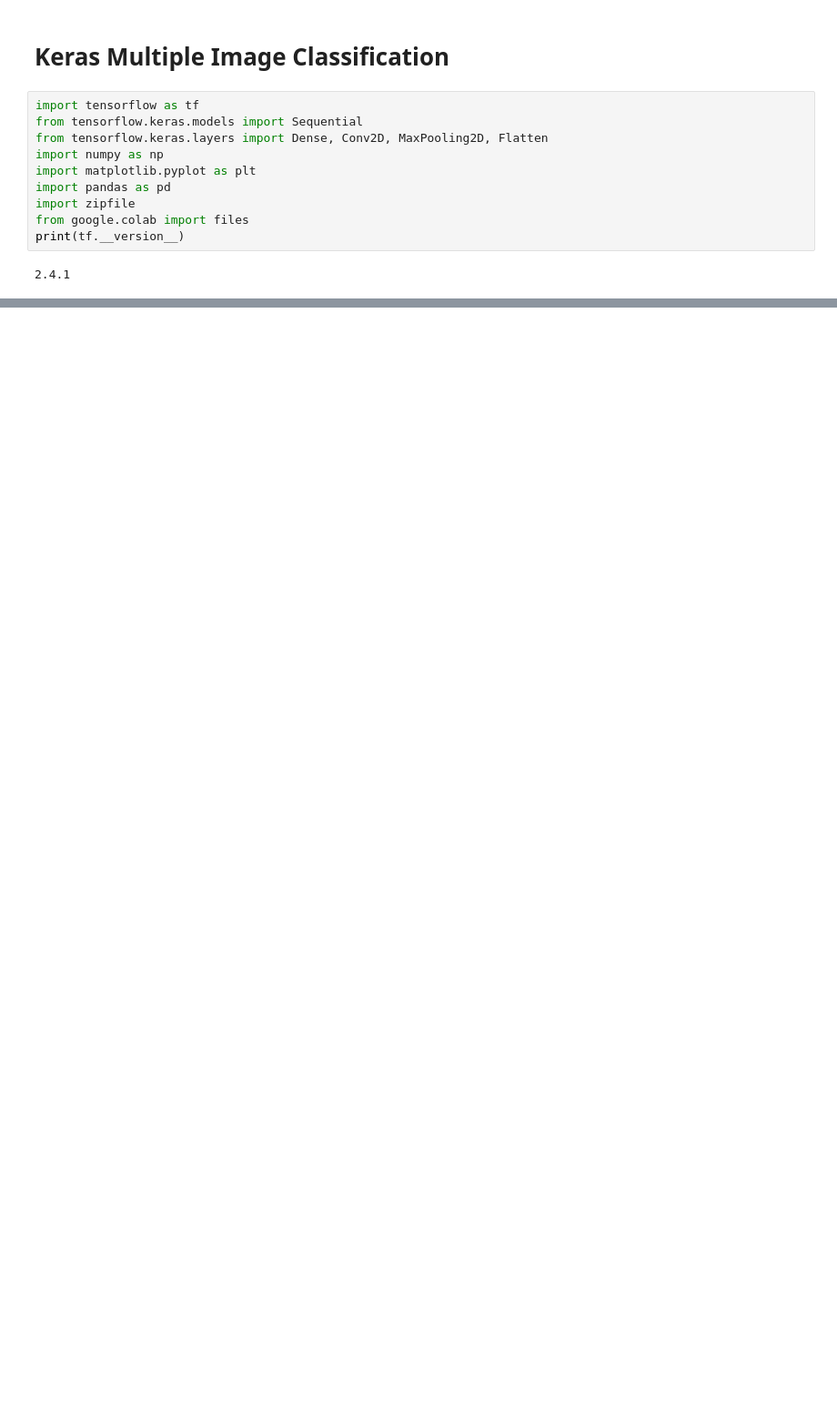
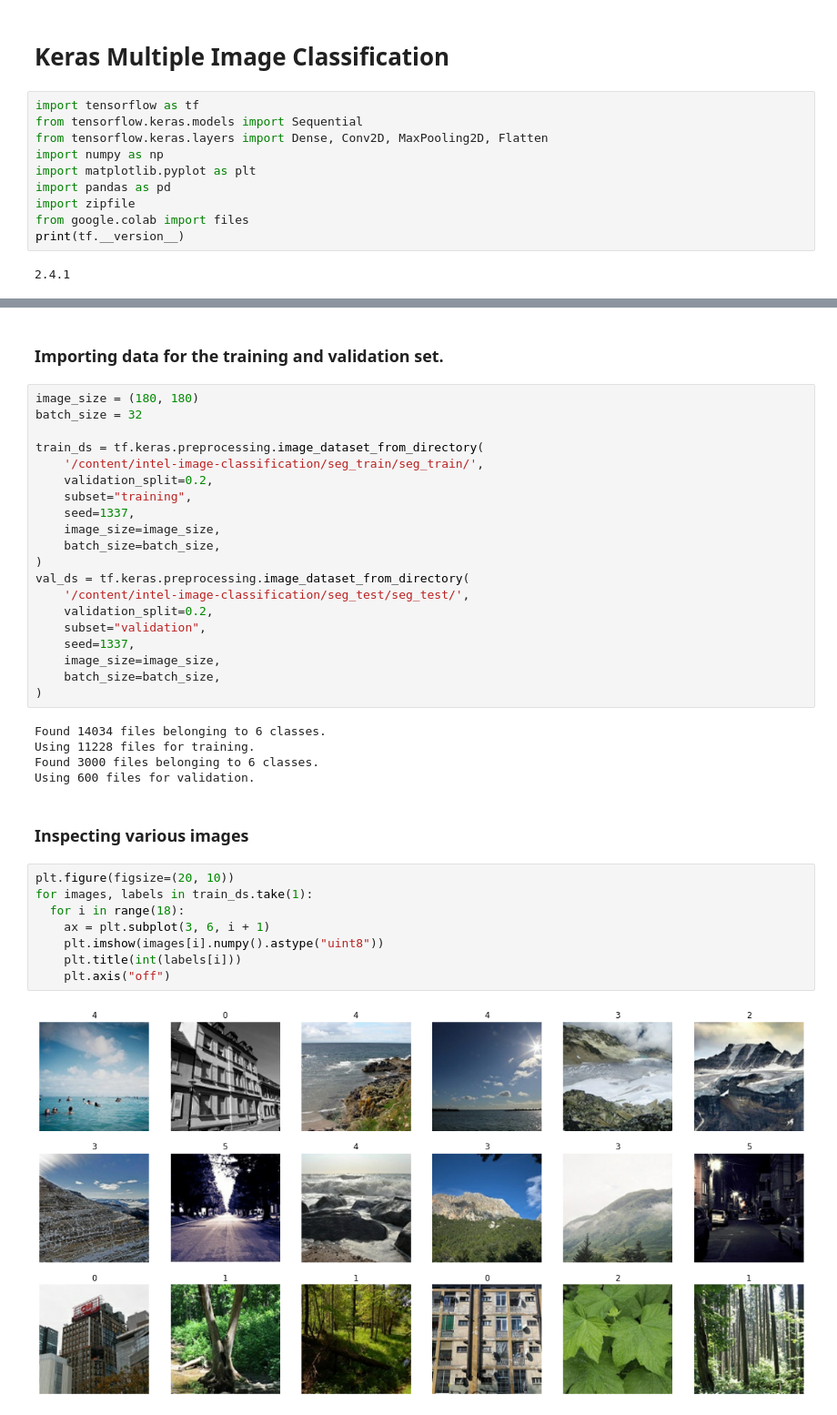
Before and after one commit to shivkumarganesh/Deep-Learning-Course, a Jupyter notebook: Assignment-6/Part_B_Keras_Implementation.ipynb, the cells around one changed output, grey strips where cells are left out. Shown at 91% size. Drawn from its saved outputs; the diff is of its cells as text; blank space fills up the shorter version.

```diff
--- a/Assignment-6/Part_B_Keras_Implementation.ipynb
+++ b/Assignment-6/Part_B_Keras_Implementation.ipynb
@@ -93,0 +78,39 @@ Downloading sample_submission.csv.zip to /content
+# %% [markdown]
+### Importing data for the training and validation set.
+# %%
+image_size = (180, 180)
+batch_size = 32
+
+train_ds = tf.keras.preprocessing.image_dataset_from_directory(
+    '/content/intel-image-classification/seg_train/seg_train/',
+    validation_split=0.2,
+    subset="training",
+    seed=1337,
+    image_size=image_size,
+    batch_size=batch_size,
+)
+val_ds = tf.keras.preprocessing.image_dataset_from_directory(
+    '/content/intel-image-classification/seg_test/seg_test/',
+    validation_split=0.2,
+    subset="validation",
+    seed=1337,
+    image_size=image_size,
+    batch_size=batch_size,
+)
+# %% [output]
+Found 14034 files belonging to 6 classes.
+Using 11228 files for training.
+Found 3000 files belonging to 6 classes.
+Using 600 files for validation.
+# %% [markdown]
+### Inspecting various images
+# %%
+plt.figure(figsize=(20, 10))
+for images, labels in train_ds.take(1):
+  for i in range(18):
+    ax = plt.subplot(3, 6, i + 1)
+    plt.imshow(images[i].numpy().astype("uint8"))
+    plt.title(int(labels[i]))
+    plt.axis("off")
+# %% [output]
+[figure, added]
```
Also changed, not shown: parts of 24 cells of this notebook.
